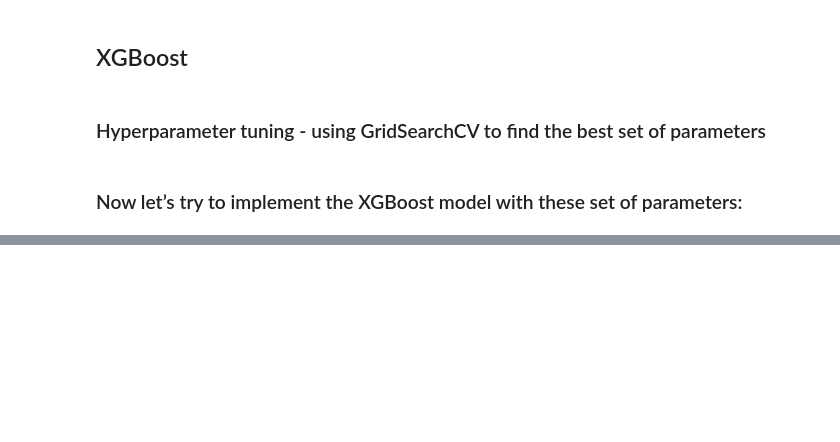
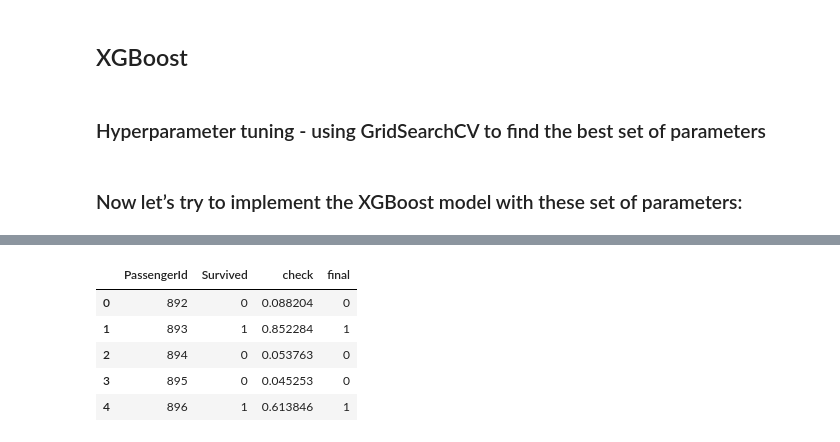
Before and after one commit to giggslam/kaggle-titanic, a Jupyter notebook: Kaggle_Titanic_ML_from_Disasters.ipynb, the cells around one changed output, grey strips where cells are left out. Cells and saved outputs as stored; diff of their text form; code cells hidden in the pictures; blank space fills up the shorter version.

```diff
--- a/Kaggle_Titanic_ML_from_Disasters.ipynb
+++ b/Kaggle_Titanic_ML_from_Disasters.ipynb
@@ -1224,0 +1253,16 @@ xg_data.to_csv('XGBoost_SS_OH_FE_GSCV_2.csv')
+# %%
+# create object of the Sequential class
+classifier = Sequential()
+
+# adding layers to our classifier model, we are building a neural network with 3 layers,
+# we have 39 inputs (same as total columns) and 1 output
+
+#Input layer with 3 inputs neurons (same as total column of x_train)
+classifier.add(Dense(output_dim = 3, init = 'uniform', activation = 'relu', input_dim = 39))
+#Hidden layer
+classifier.add(Dense(output_dim = 2, init = 'uniform', activation = 'relu'))
+#output layer with 1 output neuron which will predict 1 or 0
+classifier.add(Dense(output_dim = 1, init = 'uniform', activation = 'sigmoid'))
+
+# We have added layers to our model, now its time to compile it
+classifier.compile(optimizer = 'adam', loss = 'binary_crossentropy', metrics = ['accuracy'])
@@ -1224,0 +1271,2 @@ xg_data.to_csv('XGBoost_SS_OH_FE_GSCV_2.csv')
+# %%
+classifier.fit(X_train, Y_train, batch_size = 25, epochs = 1000)
@@ -1224,0 +1292,33 @@ xg_data.to_csv('XGBoost_SS_OH_FE_GSCV_2.csv')
+# %%
+#Our model is trained, Now it can predict on its own on any new situation, Lets test our model on the testing data and get all the predictions to a series.
+
+# getting predictions of test data
+prediction = classifier.predict(X_test).tolist()
+
+# list to series
+se = pd.Series(prediction)
+
+# Read submit template
+data_check = pd.read_csv('data/test_result.csv')
+
+# creating new column of predictions in data_check dataframe
+data_check['check'] = se
+data_check['check'] = data_check['check'].str.get(0)
+
+# We can easily notice that, values greater then 0.5 in column (check) are actually predicted as 1, now lets write a for loop to add another column in which value ≥ 0.5 has 1 and < 0.5 has 0.
+series = []
+for val in data_check.check:
+    if val >= 0.5:
+        series.append(1)
+    else:
+        series.append(0)
+data_check['final'] = series
+
+data_check.head()
+# %% [output]
+|  | PassengerId | Survived | check | final |
+| 0 | 892 | 0 | 0.088204 | 0 |
+| 1 | 893 | 1 | 0.852284 | 1 |
+| 2 | 894 | 0 | 0.053763 | 0 |
+| 3 | 895 | 0 | 0.045253 | 0 |
+| 4 | 896 | 1 | 0.613846 | 1 |
```
Also changed, not shown: parts of 37 cells of this notebook, 10 other files.
